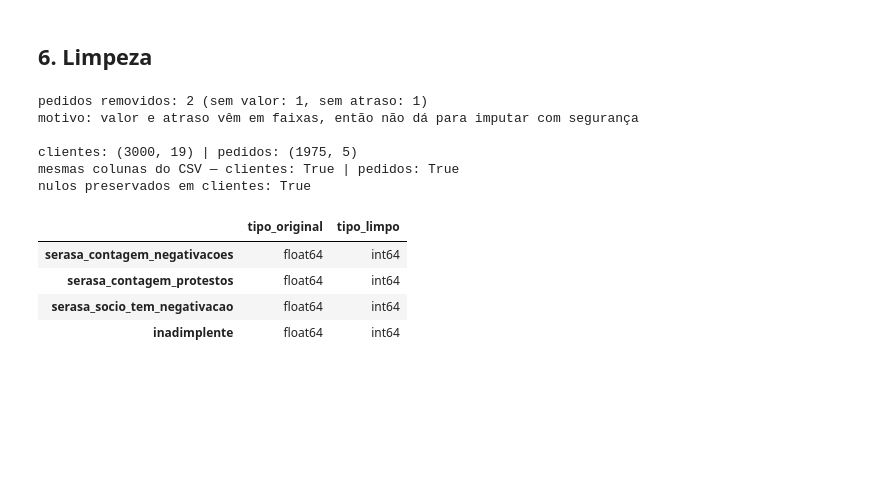
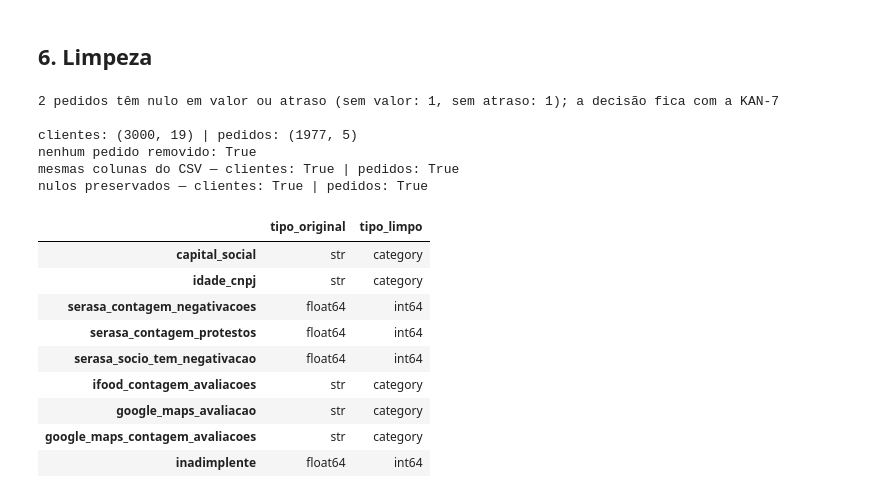
Before and after one commit to willianrupert/Equipe-12-ML, a Jupyter notebook: notebooks/01_setup_qualidade_dados.ipynb, the cells around one changed output. Drawn from its saved outputs; the diff is of its cells as text; code cells hidden in the pictures; blank space fills up the shorter version.

```diff
--- a/notebooks/01_setup_qualidade_dados.ipynb
+++ b/notebooks/01_setup_qualidade_dados.ipynb
@@ -162,27 +162,34 @@ Credores — clientes com mais de 5 listados (a Praso diz 'até 5'): 5
 # %% [markdown]
 ## 6. Limpeza
 # %%
-invalidos = dados.pedidos_invalidos(pedidos_raw)
-print(f"pedidos removidos: {invalidos.sum()} (sem valor: {pedidos_raw['valor'].isna().sum()}, sem atraso: {pedidos_raw['atraso'].isna().sum()})")
-print("motivo: valor e atraso vêm em faixas, então não dá para imputar com segurança")
+com_nulo = dados.pedidos_com_nulo(pedidos_raw)
+print(f"{com_nulo.sum()} pedidos têm nulo em valor ou atraso (sem valor: {pedidos_raw['valor'].isna().sum()}, "
+      f"sem atraso: {pedidos_raw['atraso'].isna().sum()}); a decisão fica com a KAN-7")
 
 clientes, pedidos = dados.carregar_dados_limpos(salvar=True)
 print("\nclientes:", clientes.shape, "| pedidos:", pedidos.shape)
+print("nenhum pedido removido:", len(pedidos) == len(pedidos_raw))
 print("mesmas colunas do CSV — clientes:", list(clientes.columns) == list(clientes_raw.columns),
       "| pedidos:", list(pedidos.columns) == list(pedidos_raw.columns))
-print("nulos preservados em clientes:", clientes.isna().sum().equals(clientes_raw.isna().sum()))
+print("nulos preservados — clientes:", clientes.isna().sum().equals(clientes_raw.isna().sum()),
+      "| pedidos:", pedidos.isna().sum().equals(pedidos_raw.isna().sum()))
 pd.DataFrame({"tipo_original": clientes_raw.dtypes.astype(str), "tipo_limpo": clientes.dtypes.astype(str)}).query("tipo_original != tipo_limpo")
 # %% [output]
-pedidos removidos: 2 (sem valor: 1, sem atraso: 1)
-motivo: valor e atraso vêm em faixas, então não dá para imputar com segurança
+2 pedidos têm nulo em valor ou atraso (sem valor: 1, sem atraso: 1); a decisão fica com a KAN-7
 
-clientes: (3000, 19) | pedidos: (1975, 5)
+clientes: (3000, 19) | pedidos: (1977, 5)
+nenhum pedido removido: True
 mesmas colunas do CSV — clientes: True | pedidos: True
-nulos preservados em clientes: True
+nulos preservados — clientes: True | pedidos: True
 |  | tipo_original | tipo_limpo |
+| capital_social | str | category |
+| idade_cnpj | str | category |
 | serasa_contagem_negativacoes | float64 | int64 |
 | serasa_contagem_protestos | float64 | int64 |
 | serasa_socio_tem_negativacao | float64 | int64 |
+| ifood_contagem_avaliacoes | str | category |
+| google_maps_avaliacao | str | category |
+| google_maps_contagem_avaliacoes | str | category |
 | inadimplente | float64 | int64 |
 # %%
 pd.DataFrame({"tipo_original": pedidos_raw.dtypes.astype(str), "tipo_limpo": pedidos.dtypes.astype(str)}).query("tipo_original != tipo_limpo")
```
Also changed, not shown: parts of 5 cells of this notebook, 4 other files.
